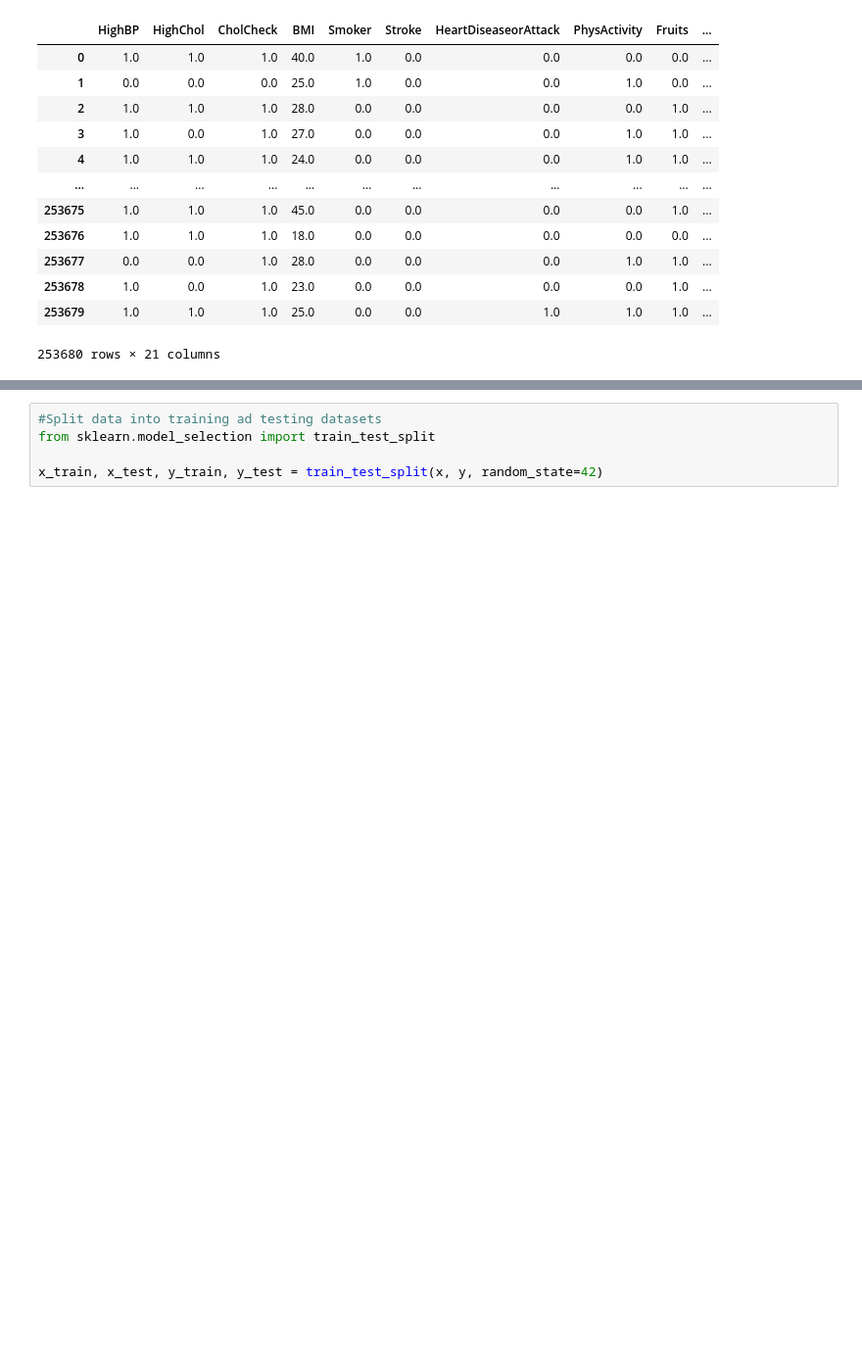
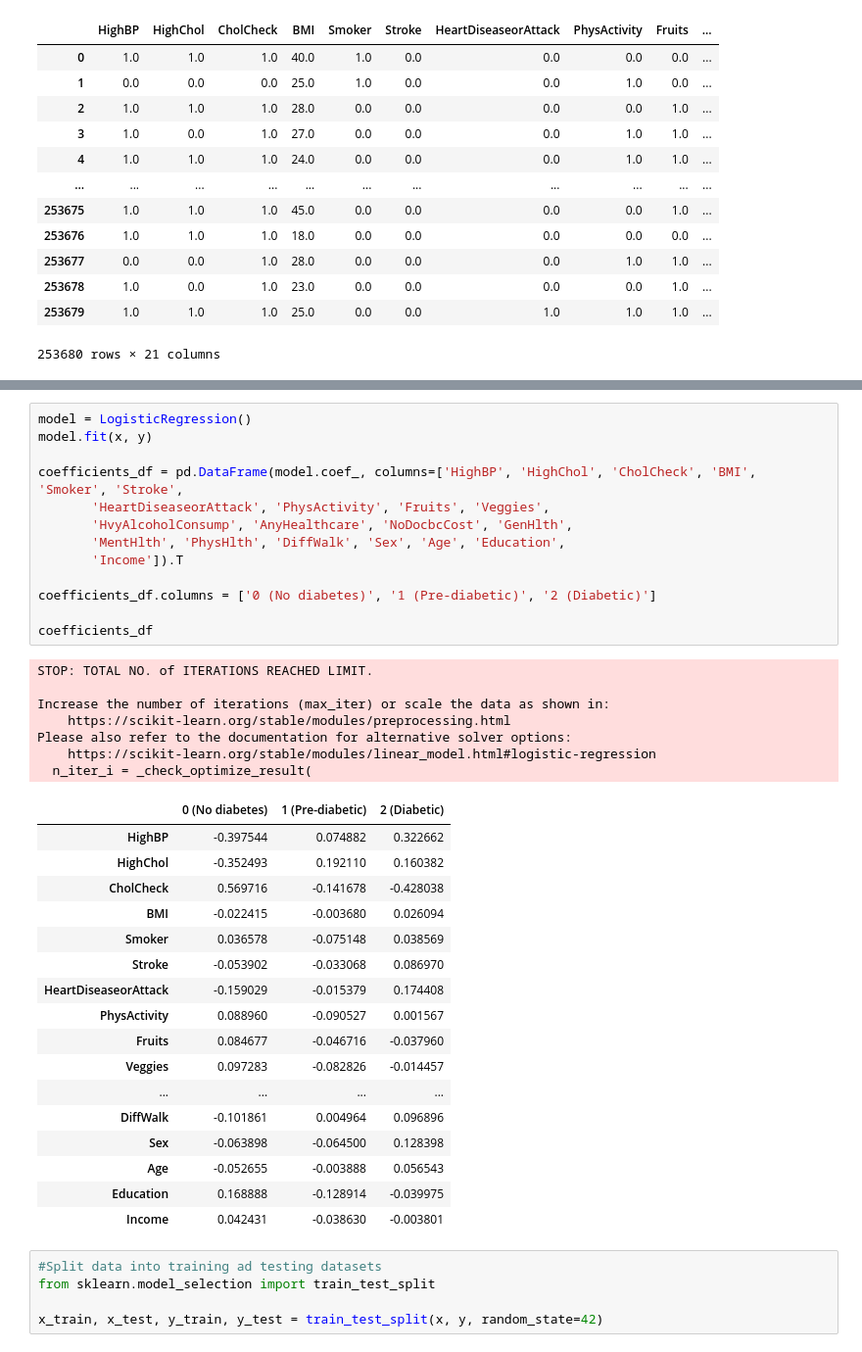
Before and after one commit to jrosa23/Diabetes-Predictor, a Jupyter notebook: David Work/data_model.ipynb, the cells around one changed output, grey strips where cells are left out. Shown at 98% size. Saved outputs shown, nothing was run; the diff lists cells and outputs as text; blank space fills up the shorter version.

```diff
--- a/David Work/data_model.ipynb
+++ b/David Work/data_model.ipynb
@@ -69,3 +79,41 @@ x
+# %%
+model = LogisticRegression()
+model.fit(x, y)
+
+coefficients_df = pd.DataFrame(model.coef_, columns=['HighBP', 'HighChol', 'CholCheck', 'BMI', 'Smoker', 'Stroke',
+       'HeartDiseaseorAttack', 'PhysActivity', 'Fruits', 'Veggies',
+       'HvyAlcoholConsump', 'AnyHealthcare', 'NoDocbcCost', 'GenHlth',
+       'MentHlth', 'PhysHlth', 'DiffWalk', 'Sex', 'Age', 'Education',
+       'Income']).T
+
+coefficients_df.columns = ['0 (No diabetes)', '1 (Pre-diabetic)', '2 (Diabetic)']
+
+coefficients_df
+# %% [output]
+STOP: TOTAL NO. of ITERATIONS REACHED LIMIT.
+
+Increase the number of iterations (max_iter) or scale the data as shown in:
+    https://scikit-learn.org/stable/modules/preprocessing.html
+Please also refer to the documentation for alternative solver options:
+    https://scikit-learn.org/stable/modules/linear_model.html#logistic-regression
+  n_iter_i = _check_optimize_result(
+|  | 0 (No diabetes) | 1 (Pre-diabetic) | 2 (Diabetic) |
+| HighBP | -0.397544 | 0.074882 | 0.322662 |
+| HighChol | -0.352493 | 0.192110 | 0.160382 |
+| CholCheck | 0.569716 | -0.141678 | -0.428038 |
+| BMI | -0.022415 | -0.003680 | 0.026094 |
+| Smoker | 0.036578 | -0.075148 | 0.038569 |
+| Stroke | -0.053902 | -0.033068 | 0.086970 |
+| HeartDiseaseorAttack | -0.159029 | -0.015379 | 0.174408 |
+| PhysActivity | 0.088960 | -0.090527 | 0.001567 |
+| Fruits | 0.084677 | -0.046716 | -0.037960 |
+| Veggies | 0.097283 | -0.082826 | -0.014457 |
+| ... | ... | ... | ... |
+| DiffWalk | -0.101861 | 0.004964 | 0.096896 |
+| Sex | -0.063898 | -0.064500 | 0.128398 |
+| Age | -0.052655 | -0.003888 | 0.056543 |
+| Education | 0.168888 | -0.128914 | -0.039975 |
+| Income | 0.042431 | -0.038630 | -0.003801 |
 # %%
 #Split data into training ad testing datasets
 from sklearn.model_selection import train_test_split
```
Also changed, not shown: parts of 4 cells of this notebook, 1 other file.
